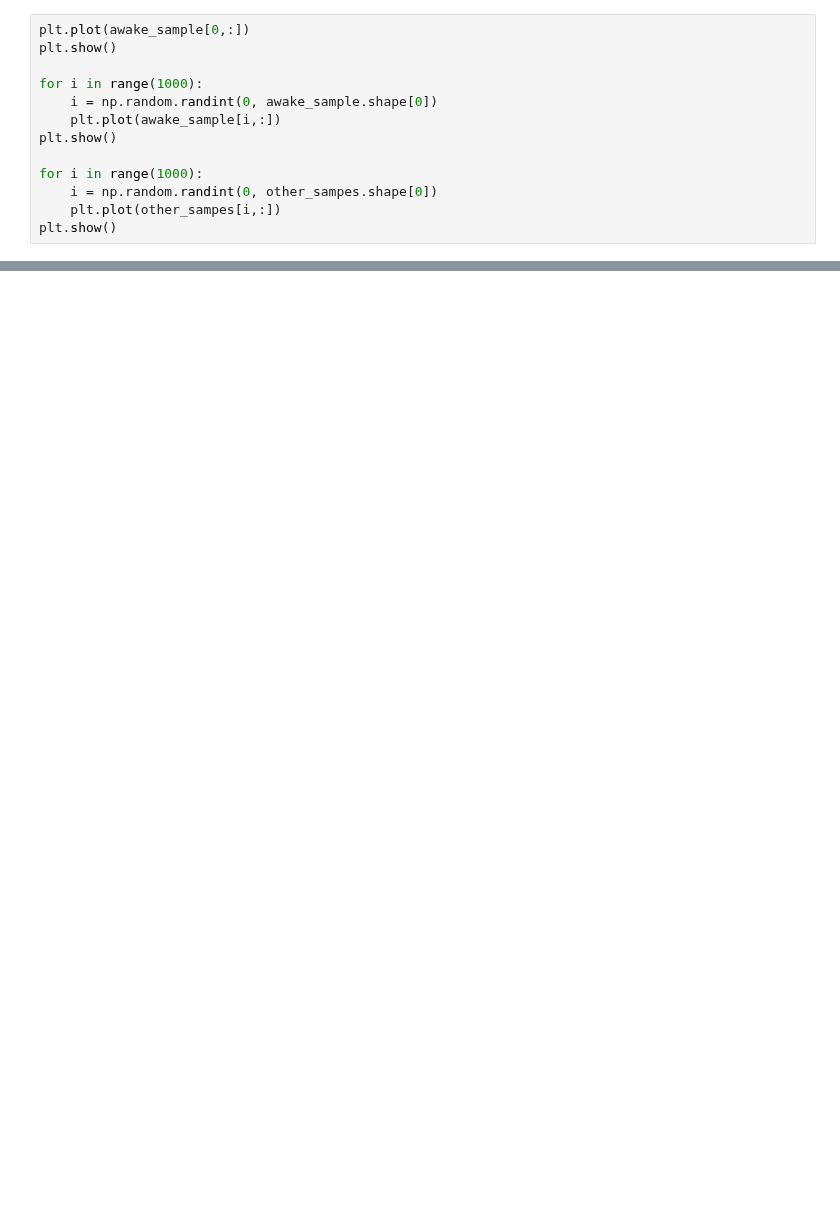
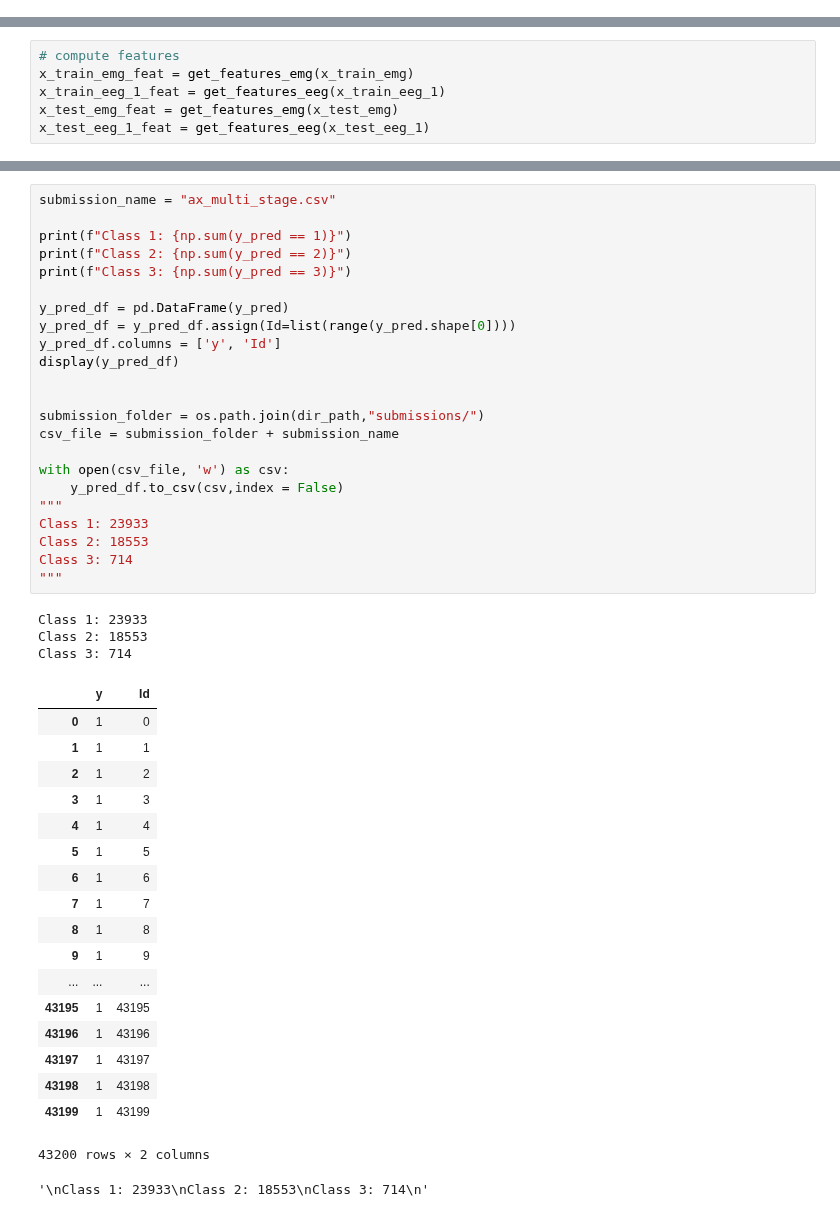
Before and after one commit to alexus37/AML-18, a Jupyter notebook: task5/ax_data_vis.ipynb, the cells around one changed output, grey strips where cells are left out. Drawn from its saved outputs; the diff is of its cells as text; blank space fills up the shorter version.

Commit message:
play around with data

```diff
--- a/task5/ax_data_vis.ipynb
+++ b/task5/ax_data_vis.ipynb
@@ -190,13 +328,0 @@ AttributeError: module 'matplotlib.pyplot' has no attribute 'shoe'
-# %%
-plt.plot(awake_sample[0,:])
-plt.show()
-
-for i in range(1000):
-    i = np.random.randint(0, awake_sample.shape[0])
-    plt.plot(awake_sample[i,:])
-plt.show()
-
-for i in range(1000):
-    i = np.random.randint(0, other_sampes.shape[0])
-    plt.plot(other_sampes[i,:])
-plt.show()
@@ -293,0 +366,6 @@ Extracting ids from test set videos
+# %%
+# compute features
+x_train_emg_feat = get_features_emg(x_train_emg)
+x_train_eeg_1_feat = get_features_eeg(x_train_eeg_1)
+x_test_emg_feat = get_features_emg(x_test_emg)
+x_test_eeg_1_feat = get_features_eeg(x_test_eeg_1)
@@ -293,0 +550,46 @@ Extracting ids from test set videos
+# %%
+submission_name = "ax_multi_stage.csv"
+
+print(f"Class 1: {np.sum(y_pred == 1)}")
+print(f"Class 2: {np.sum(y_pred == 2)}")
+print(f"Class 3: {np.sum(y_pred == 3)}")
+
+y_pred_df = pd.DataFrame(y_pred)
+y_pred_df = y_pred_df.assign(Id=list(range(y_pred.shape[0])))
+y_pred_df.columns = ['y', 'Id']
+display(y_pred_df)
+
+
+submission_folder = os.path.join(dir_path,"submissions/")
+csv_file = submission_folder + submission_name
+
+with open(csv_file, 'w') as csv:
+    y_pred_df.to_csv(csv,index = False)
+"""
+Class 1: 23933
+Class 2: 18553
+Class 3: 714
+"""
+# %% [output]
+Class 1: 23933
+Class 2: 18553
+Class 3: 714
+|  | y | Id |
+| 0 | 1 | 0 |
+| 1 | 1 | 1 |
+| 2 | 1 | 2 |
+| 3 | 1 | 3 |
+| 4 | 1 | 4 |
+| 5 | 1 | 5 |
+| 6 | 1 | 6 |
+| 7 | 1 | 7 |
+| 8 | 1 | 8 |
+| 9 | 1 | 9 |
+| ... | ... | ... |
+| 43195 | 1 | 43195 |
+| 43196 | 1 | 43196 |
+| 43197 | 1 | 43197 |
+| 43198 | 1 | 43198 |
+| 43199 | 1 | 43199 |
+43200 rows × 2 columns
+'\nClass 1: 23933\nClass 2: 18553\nClass 3: 714\n'
```
Also changed, not shown: parts of 18 cells of this notebook, 8 other files.
